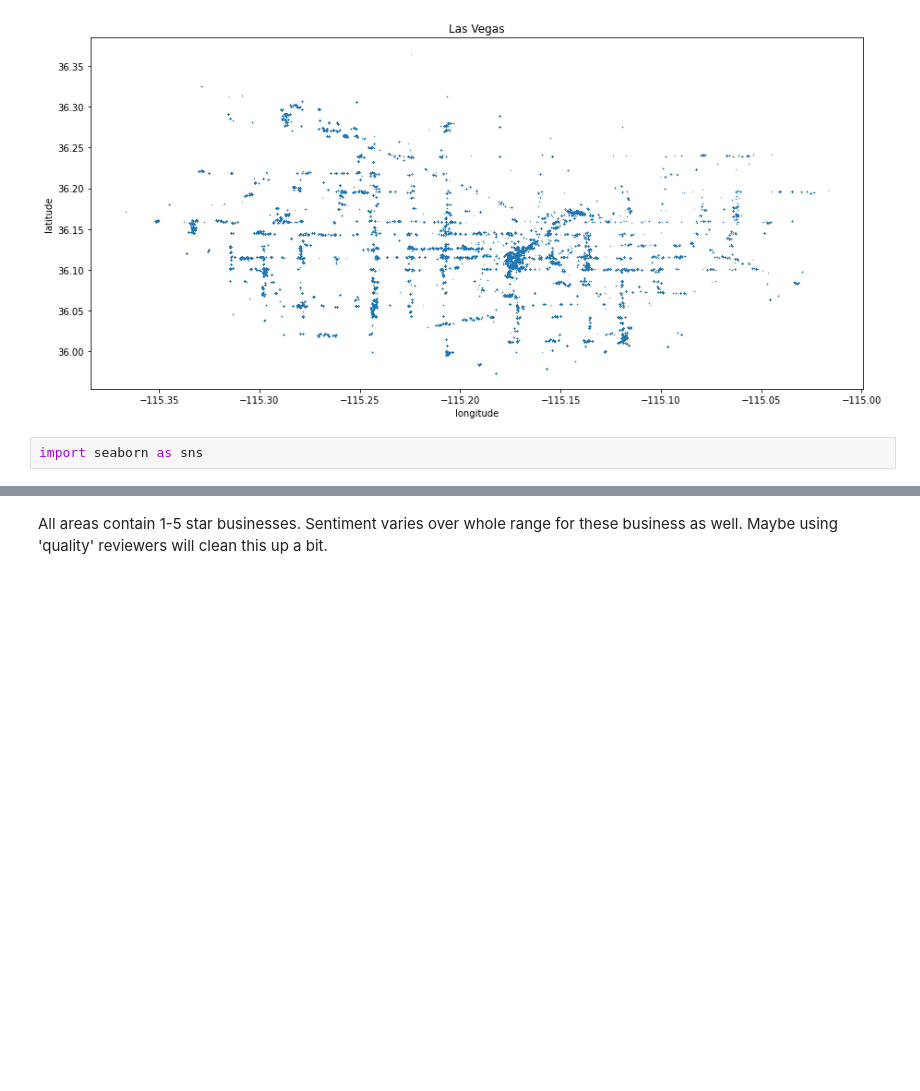
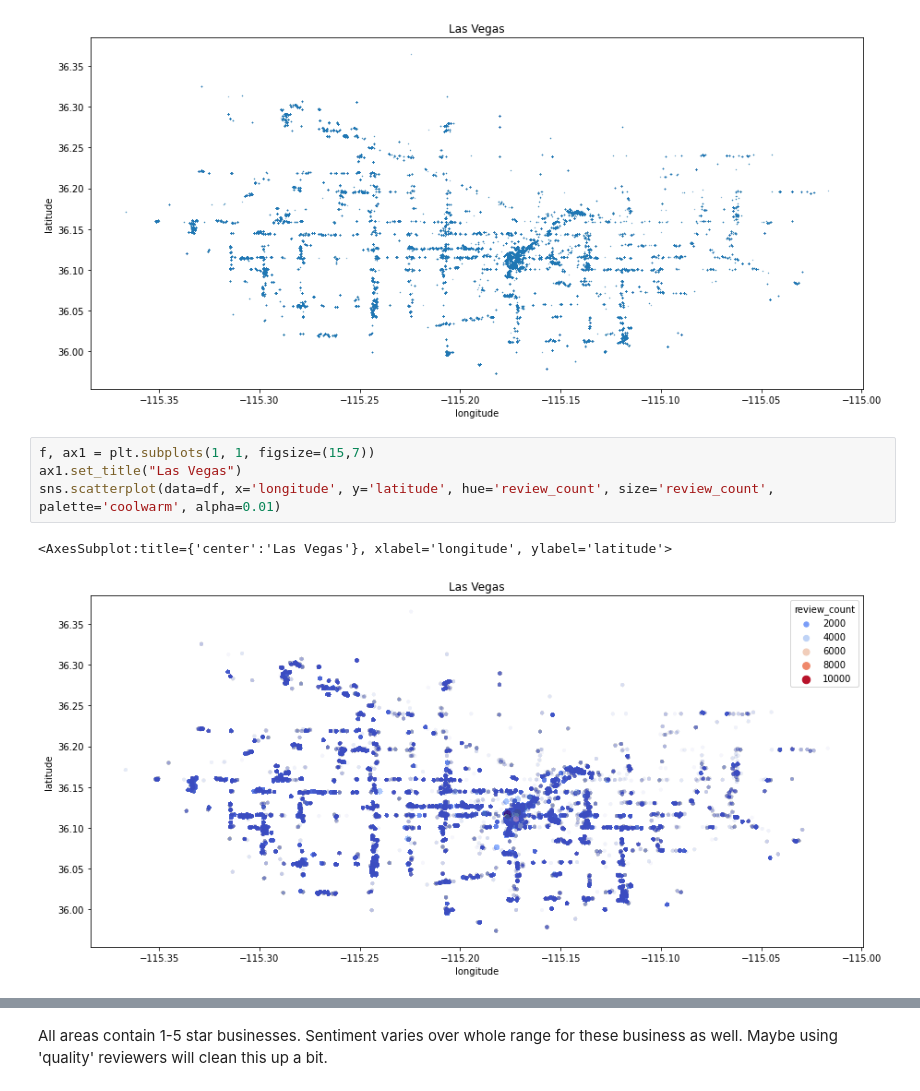
Before and after one commit to danieljbae/CS-4502-Project, a Jupyter notebook: Analysis/reviews_sentiment.ipynb, the cells around one changed output, grey strips where cells are left out. Saved outputs shown, nothing was run; the diff lists cells and outputs as text; blank space fills up the shorter version.

```diff
--- a/Analysis/reviews_sentiment.ipynb
+++ b/Analysis/reviews_sentiment.ipynb
@@ -150,8 +151,13 @@ ax1.set_title("Las Vegas")
 # %% [output]
 Text(0.5, 1.0, 'Las Vegas')
 [figure]
-# %%
-import seaborn as sns
+# %%
+f, ax1 = plt.subplots(1, 1, figsize=(15,7))
+ax1.set_title("Las Vegas")
+sns.scatterplot(data=df, x='longitude', y='latitude', hue='review_count', size='review_count', palette='coolwarm', alpha=0.01)
+# %% [output]
+<AxesSubplot:title={'center':'Las Vegas'}, xlabel='longitude', ylabel='latitude'>
+[figure, added]
 # %%
 f, ax1 = plt.subplots(1, 1, figsize=(15,7))
 ax1.set_title("Las Vegas")
```
Also changed, not shown: parts of 42 cells of this notebook.
